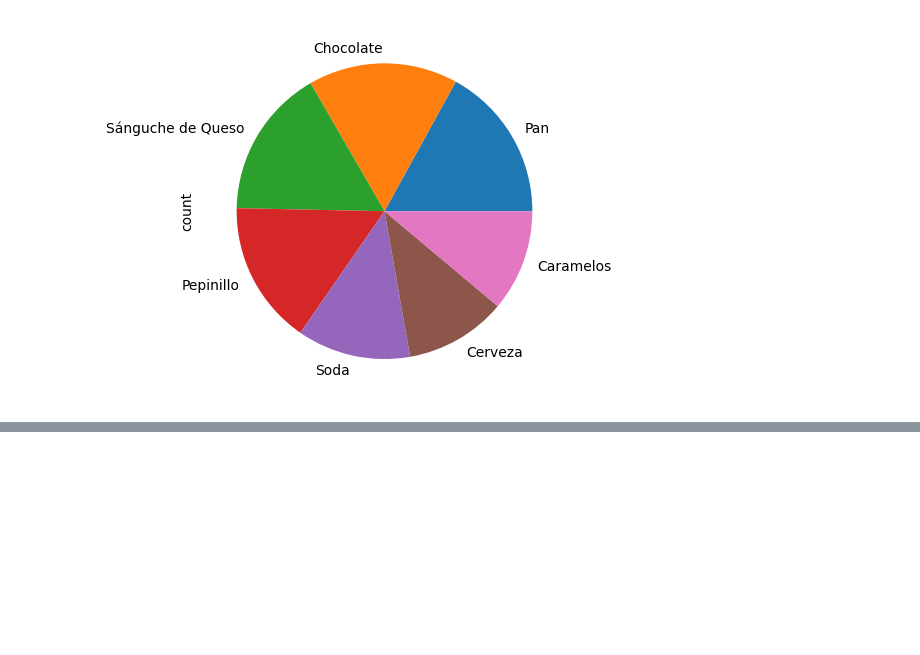
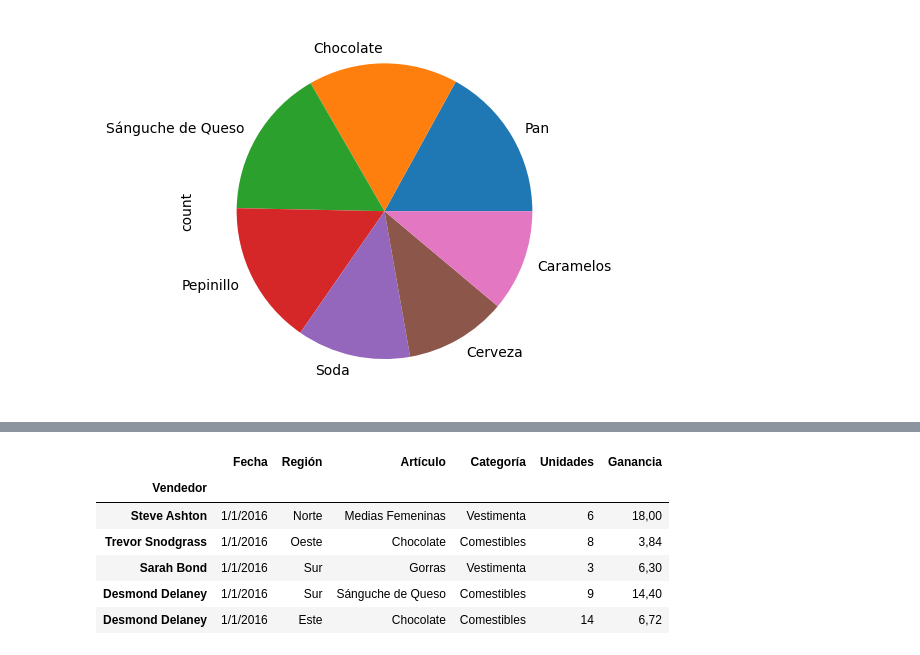
Before and after one commit to rofigueredo/CheatSheets, a Jupyter notebook: Pandas_de1.5horas/MatplotlibGraficos.ipynb, the cells around one changed output, grey strips where cells are left out. Cells and saved outputs as stored; diff of their text form; code cells hidden in the pictures; blank space fills up the shorter version.

```diff
--- a/Pandas_de1.5horas/MatplotlibGraficos.ipynb
+++ b/Pandas_de1.5horas/MatplotlibGraficos.ipynb
@@ -52,0 +59,11 @@ ValueError: scatter requires an x and y column
+# %%
+Ven = Ventas.set_index('Vendedor')
+Ven.head()
+# %% [output]
+|  | Fecha | Región | Artículo | Categoría | Unidades | Ganancia |
+| Vendedor |  |  |  |  |  |  |
+| Steve Ashton | 1/1/2016 | Norte | Medias Femeninas | Vestimenta | 6 | 18,00 |
+| Trevor Snodgrass | 1/1/2016 | Oeste | Chocolate | Comestibles | 8 | 3,84 |
+| Sarah Bond | 1/1/2016 | Sur | Gorras | Vestimenta | 3 | 6,30 |
+| Desmond Delaney | 1/1/2016 | Sur | Sánguche de Queso | Comestibles | 9 | 14,40 |
+| Desmond Delaney | 1/1/2016 | Este | Chocolate | Comestibles | 14 | 6,72 |
```
Also changed, not shown: parts of 6 cells of this notebook.
